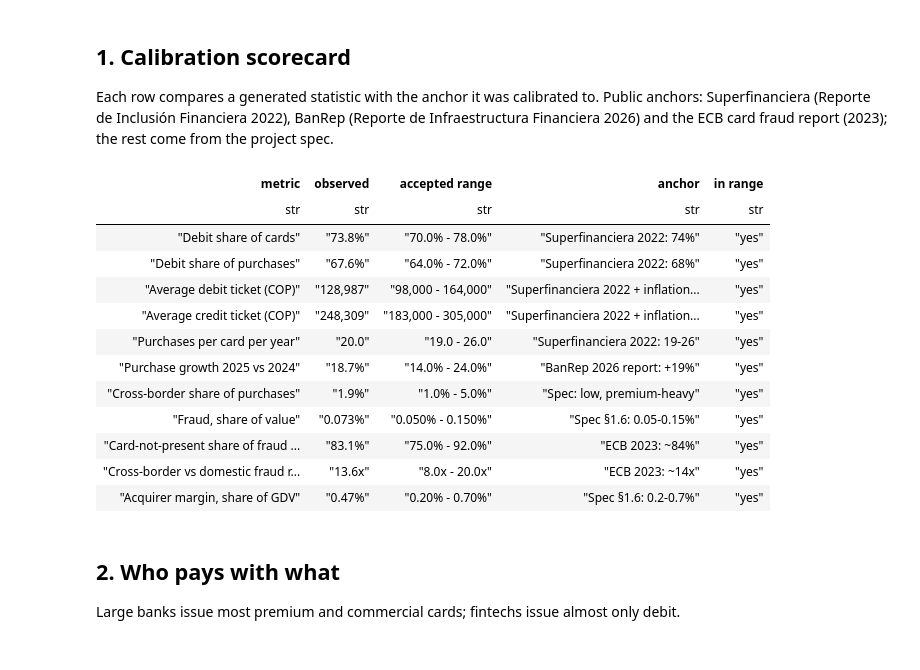
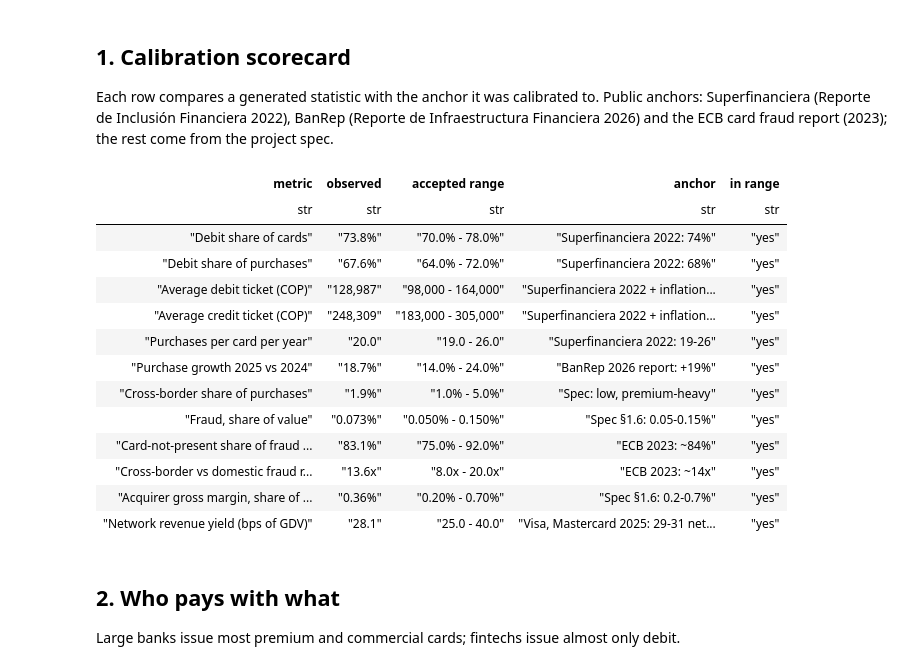
Before and after one commit to dansaavedra1103/interchange-pricing-simulator, a Jupyter notebook: notebooks/01_data_validation.ipynb, the cells around one changed output. Drawn from its saved outputs; the diff is of its cells as text; code cells hidden in the pictures.

```diff
--- a/notebooks/01_data_validation.ipynb
+++ b/notebooks/01_data_validation.ipynb
@@ -141,7 +143,7 @@ def fraud_rate(frame):
     return (frame["amount_cop"] * frame["fraud_flag"]).sum() / frame["amount_cop"].sum()
 
 
-pnl = compute_pnl(tx, build_interchange_table(cfg), cfg.pricing)
+pnl = compute_pnl(tx, build_interchange_table(cfg), cfg, merchants=merchants)
 totals = pnl.totals()
 n_years = cfg.dates.n_days / 365.25
 cnp_fraud = frauds.filter(pl.col("channel") == "cnp")["amount_cop"].sum()
@@ -221,12 +223,20 @@ checks = [
         "ECB 2023: ~14x",
     ),
     (
-        "Acquirer margin, share of GDV",
-        totals["acquirer_net_cop"] / totals["gdv_cop"],
+        "Acquirer gross margin, share of GDV",
+        totals["acquirer_gross_cop"] / totals["gdv_cop"],
         0.002,
         0.007,
         "pct2",
         "Spec §1.6: 0.2-0.7%",
+    ),
+    (
+        "Network revenue yield (bps of GDV)",
+        totals["net_revenue_yield_bps"],
+        25,
+        40,
+        "num",
+        "Visa, Mastercard 2025: 29-31 net, 37-38 gross",
     ),
 ]
 formats = {
@@ -236,34 +246,35 @@ formats = {
     "cop": "{:,.0f}",
     "num": "{:.1f}",
     "x": "{:.1f}x",
 }
 scorecard = pl.DataFrame(
     [
         {
             "metric": name,
             "observed": formats[kind].format(value),
             "accepted range": f"{formats[kind].format(low)} - {formats[kind].format(high)}",
             "anchor": anchor,
             "in range": "yes" if low <= value <= high else "NO",
         }
         for name, value, low, high, kind, anchor in checks
     ]
 )
 scorecard
 # %% [output]
 | metric | observed | accepted range | anchor | in range |
 | str | str | str | str | str |
 | "Debit share of cards" | "73.8%" | "70.0% - 78.0%" | "Superfinanciera 2022: 74%" | "yes" |
 | "Debit share of purchases" | "67.6%" | "64.0% - 72.0%" | "Superfinanciera 2022: 68%" | "yes" |
 | "Average debit ticket (COP)" | "128,987" | "98,000 - 164,000" | "Superfinanciera 2022 + inflation... | "yes" |
 | "Average credit ticket (COP)" | "248,309" | "183,000 - 305,000" | "Superfinanciera 2022 + inflation... | "yes" |
 | "Purchases per card per year" | "20.0" | "19.0 - 26.0" | "Superfinanciera 2022: 19-26" | "yes" |
 | "Purchase growth 2025 vs 2024" | "18.7%" | "14.0% - 24.0%" | "BanRep 2026 report: +19%" | "yes" |
 | "Cross-border share of purchases" | "1.9%" | "1.0% - 5.0%" | "Spec: low, premium-heavy" | "yes" |
 | "Fraud, share of value" | "0.073%" | "0.050% - 0.150%" | "Spec §1.6: 0.05-0.15%" | "yes" |
 | "Card-not-present share of fraud ... | "83.1%" | "75.0% - 92.0%" | "ECB 2023: ~84%" | "yes" |
 | "Cross-border vs domestic fraud r... | "13.6x" | "8.0x - 20.0x" | "ECB 2023: ~14x" | "yes" |
-| "Acquirer margin, share of GDV" | "0.47%" | "0.20% - 0.70%" | "Spec §1.6: 0.2-0.7%" | "yes" |
+| "Acquirer gross margin, share of ... | "0.36%" | "0.20% - 0.70%" | "Spec §1.6: 0.2-0.7%" | "yes" |
+| "Network revenue yield (bps of GDV)" | "28.1" | "25.0 - 40.0" | "Visa, Mastercard 2025: 29-31 net... | "yes" |
 # %% [markdown]
 ## 2. Who pays with what
 
```
Also changed, not shown: parts of 6 cells of this notebook, 36 other files.
